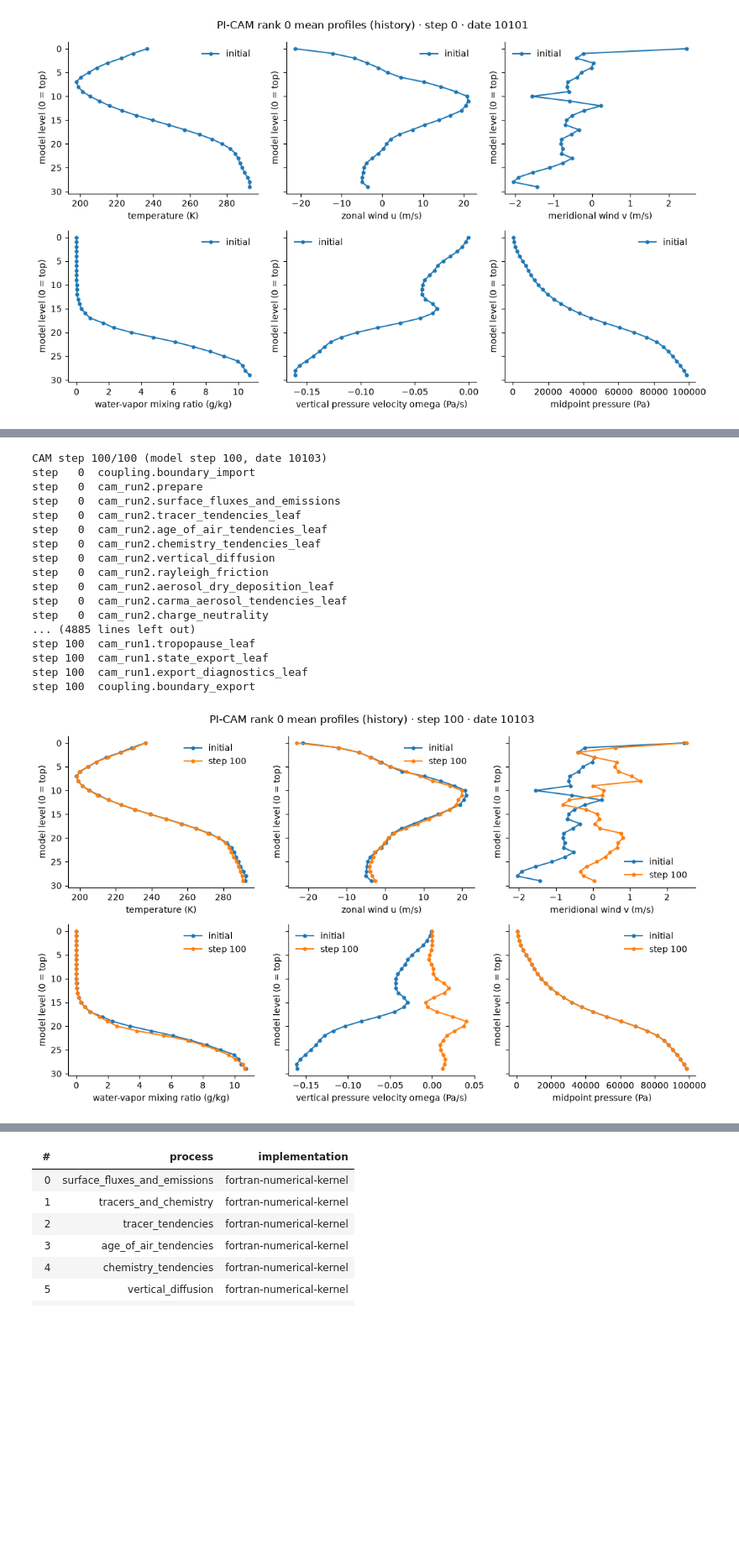
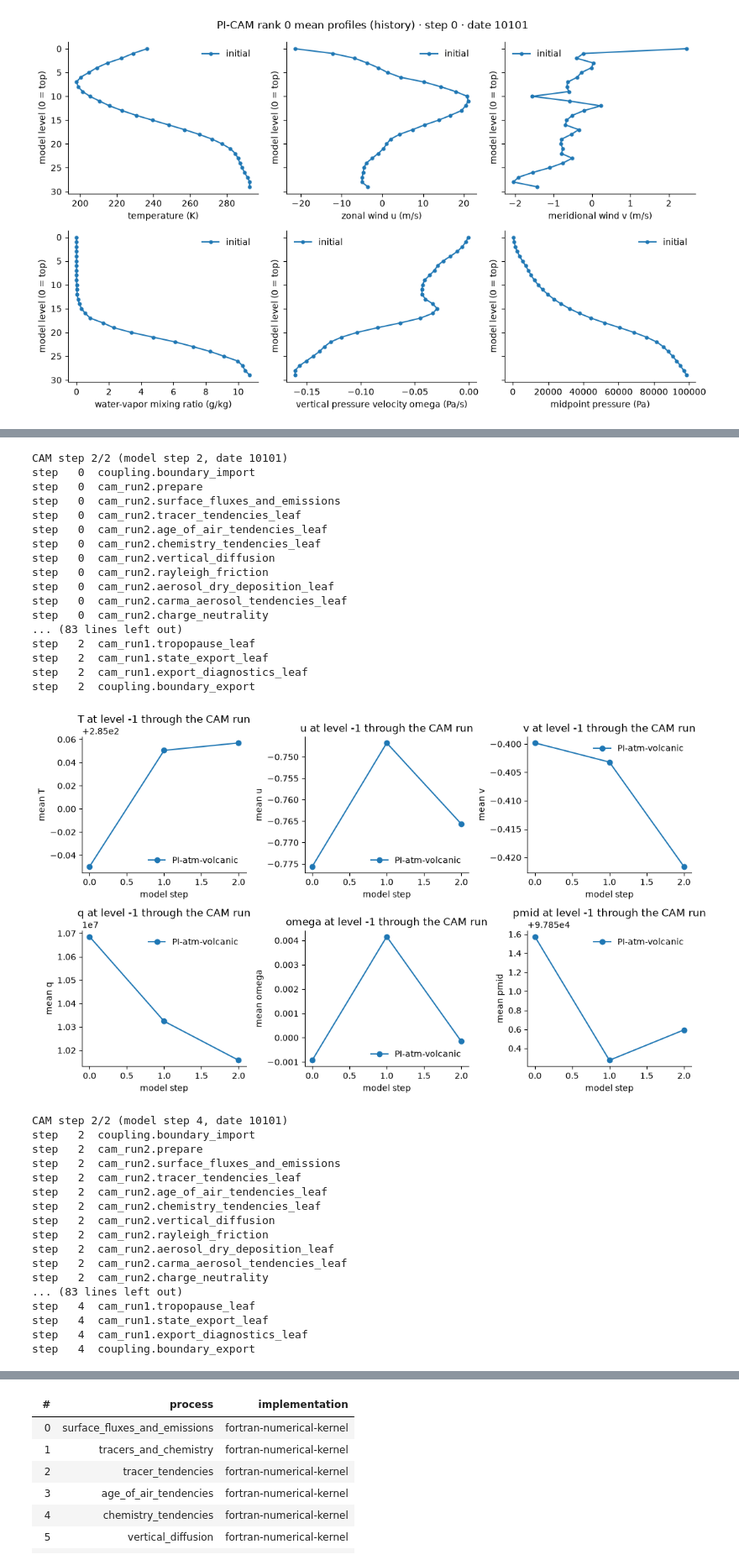
Before and after one commit to a85tract/freeCAM, a Jupyter notebook: examples/try_pi_cam.ipynb, the cells around one changed output, grey strips where cells are left out. Shown at 84% size. Drawn from its saved outputs; the diff is of its cells as text; code cells hidden in the pictures; blank space fills up the shorter version.

```diff
--- a/examples/try_pi_cam.ipynb
+++ b/examples/try_pi_cam.ipynb
@@ -81,37 +90,47 @@ The default workflow view is the scientific-process order, written as one explic
 # %%
-result = driver.run(progress=True, verbose=True, steps=100)
-# display(result)  # compact summary; full detail remains in result.trace
-
-# History mode retains the initial curves and adds the current StatePool.
-# profiles.capture(label='after 100 steps', color='tab:orange')
-# profile_changes = {}
-# for axis, variable in zip(axes.flat, plot_variables):
-#     after = np.asarray(axis.lines[-1].get_xdata())
-#     change = after - initial_profiles[variable]
-#     profile_changes[variable] = {
-#         'min': float(change.min()),
-#         'max': float(change.max()),
-#         'mean': float(change.mean()),
-#         'maximum_absolute_change': float(np.abs(change).max()),
-#     }
-# display(profile_changes)
-display(profiles)
+# Capture the current lowest-level global-mean temperature, then sample it
+# automatically after every complete model step.
+temperature_steps = driver.cam.state.plot_steps(
+    plot_variables, rank='global', statistic='mean', level=-1,
+    figsize=(11, 6.5), label='PI-atm-volcanic',
+)
+result = driver.run(progress=True, verbose=True, steps=driver.nsteps)
+display(temperature_steps)
+result = driver.run(progress=True, verbose=True, steps=driver.nsteps)
+display(temperature_steps)
 # %% [output]
-CAM step 100/100 (model step 100, date 10103)
+CAM step 2/2 (model step 2, date 10101)
 step   0  coupling.boundary_import
 step   0  cam_run2.prepare
 step   0  cam_run2.surface_fluxes_and_emissions
 step   0  cam_run2.tracer_tendencies_leaf
 step   0  cam_run2.age_of_air_tendencies_leaf
 step   0  cam_run2.chemistry_tendencies_leaf
 step   0  cam_run2.vertical_diffusion
 step   0  cam_run2.rayleigh_friction
 step   0  cam_run2.aerosol_dry_deposition_leaf
 step   0  cam_run2.carma_aerosol_tendencies_leaf
 step   0  cam_run2.charge_neutrality
-... (4885 lines left out)
-step 100  cam_run1.tropopause_leaf
-step 100  cam_run1.state_export_leaf
-step 100  cam_run1.export_diagnostics_leaf
-step 100  coupling.boundary_export
+... (83 lines left out)
+step   2  cam_run1.tropopause_leaf
+step   2  cam_run1.state_export_leaf
+step   2  cam_run1.export_diagnostics_leaf
+step   2  coupling.boundary_export
-[figure, old version]
+[figure, new version]
+CAM step 2/2 (model step 4, date 10101)
+step   2  coupling.boundary_import
+step   2  cam_run2.prepare
+step   2  cam_run2.surface_fluxes_and_emissions
+step   2  cam_run2.tracer_tendencies_leaf
+step   2  cam_run2.age_of_air_tendencies_leaf
+step   2  cam_run2.chemistry_tendencies_leaf
+step   2  cam_run2.vertical_diffusion
+step   2  cam_run2.rayleigh_friction
+step   2  cam_run2.aerosol_dry_deposition_leaf
+step   2  cam_run2.carma_aerosol_tendencies_leaf
+step   2  cam_run2.charge_neutrality
+... (83 lines left out)
+step   4  cam_run1.tropopause_leaf
+step   4  cam_run1.state_export_leaf
+step   4  cam_run1.export_diagnostics_leaf
+step   4  coupling.boundary_export
```
Also changed, not shown: parts of 14 cells of this notebook, 10 other files.
